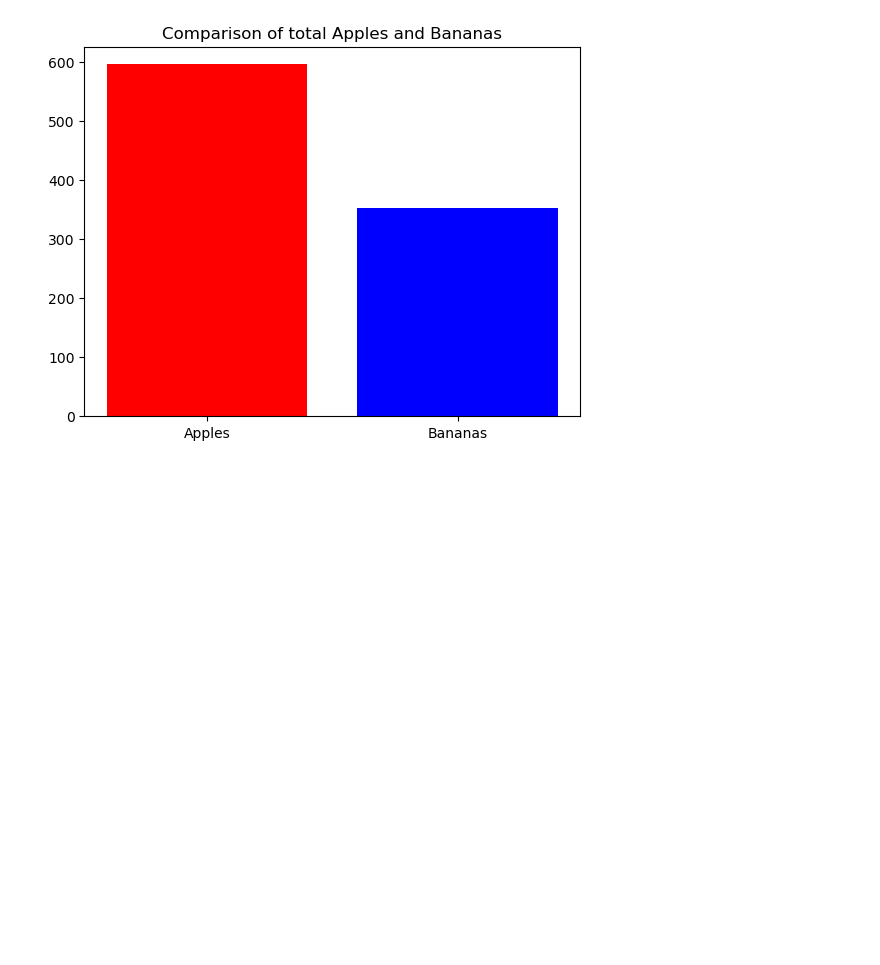
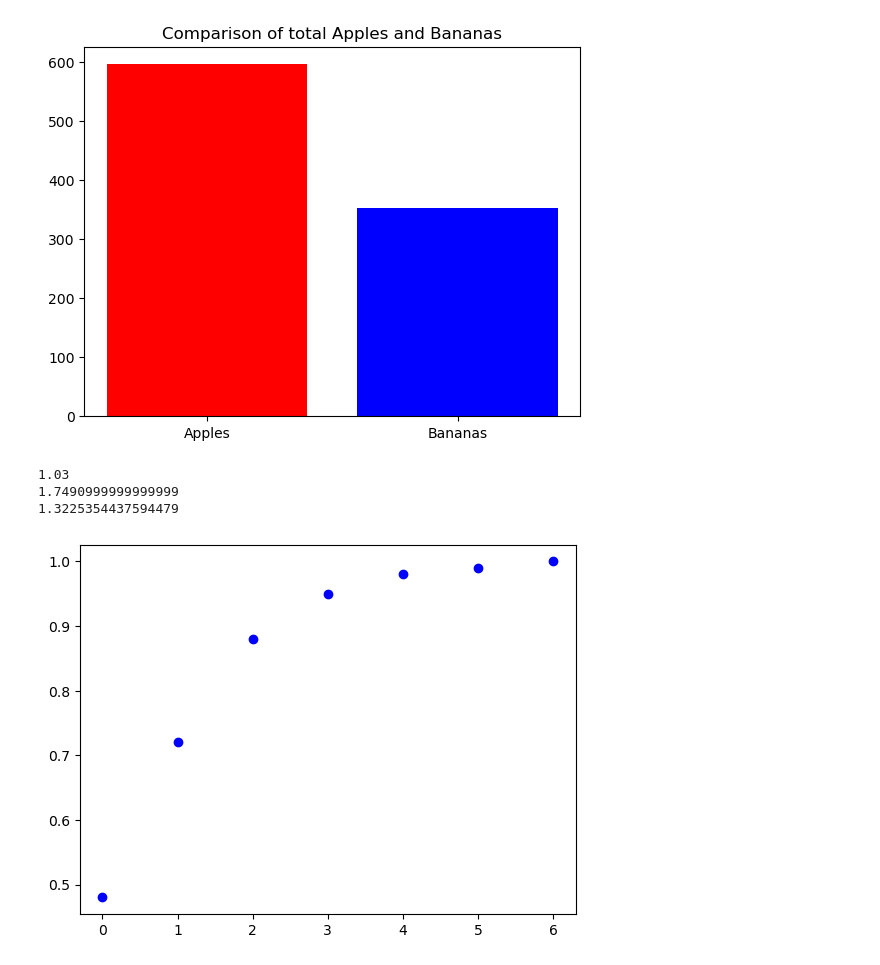
Before and after one commit to codemaster004/MathematicalSatistics, a Jupyter notebook: HelloToMathStats.ipynb, the cells around one changed output. Cells and saved outputs as stored; diff of their text form; code cells hidden in the pictures; blank space fills up the shorter version.

Commit message:
added second foemula for mean and std

```diff
--- a/HelloToMathStats.ipynb
+++ b/HelloToMathStats.ipynb
@@ -57,3 +59,27 @@ plt.title('Comparison of total Apples and Bananas')
 plt.show()
 # %% [output]
 [figure]
+# %%
+import matplotlib.pyplot as plt
+import math
+
+
+values = [0, 1, 2, 3, 4, 5, 6]
+prob = [0.48, 0.24, 0.15, 0.07, 0.03, 0.02, 0.01]
+
+cum_prob = [0.48, 0.72, 0.88, 0.95, 0.98, 0.99, 1]
+
+mean = sum([values[i] * prob[i] for i in range(len(values))])
+var = sum((values[i] - mean)**2 * prob[i] for i in range(len(values)))
+
+print(mean)
+print(var)
+print(math.sqrt(var))
+
+plt.scatter(values, cum_prob, color='blue')
+plt.show()
+# %% [output]
+1.03
+1.7490999999999999
+1.3225354437594479
+[figure, added]
```
Also changed, not shown: parts of 1 cell of this notebook, 1 other file.
